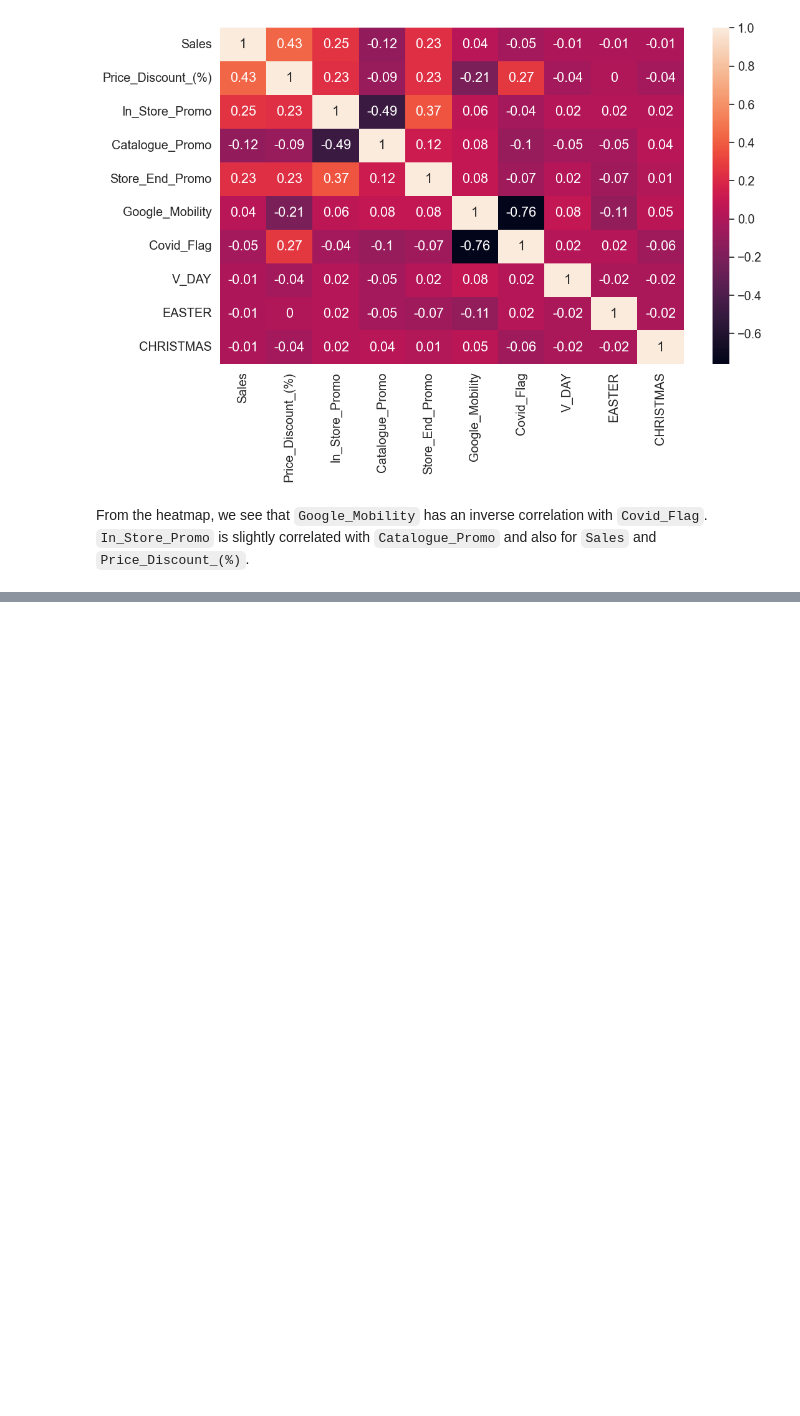
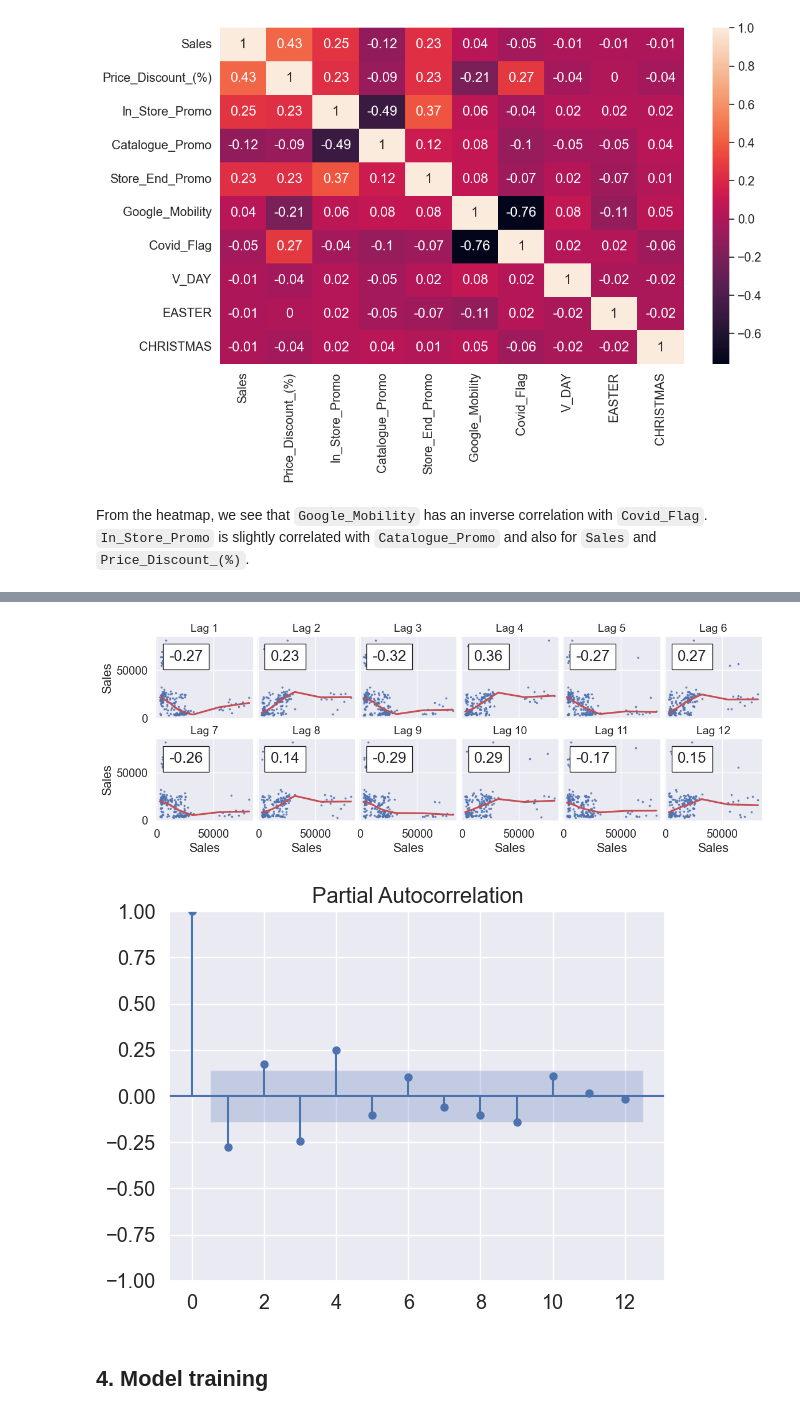
Before and after one commit to keithonpy/bev_retail_forecasting, a Jupyter notebook: retail_forecasting.ipynb, the cells around one changed output, grey strips where cells are left out. Drawn from its saved outputs; the diff is of its cells as text; code cells hidden in the pictures; blank space fills up the shorter version.

```diff
--- a/retail_forecasting.ipynb
+++ b/retail_forecasting.ipynb
@@ -609,0 +528,9 @@ array(['2012-10-01T00:00:00.000000000', '2012-10-08T00:00:00.000000000',
+# %%
+from statsmodels.graphics.tsaplots import plot_pacf
+_ = plot_lags(sku4.Sales, lags=12, nrows=2)
+_ = plot_pacf(sku4.Sales, lags=12)
+# %% [output]
+[figure, added]
+[figure, added]
+# %% [markdown]
+## 4. Model training
```
Also changed, not shown: parts of 67 cells of this notebook.
